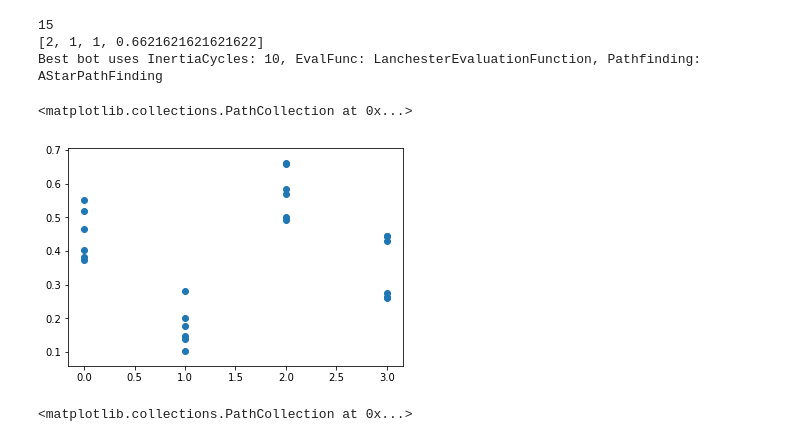
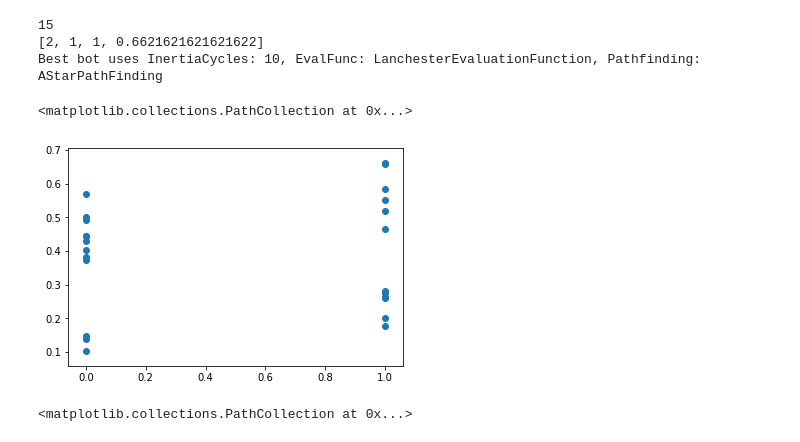
Before and after one commit to mattthelee/MicroRTS-agent, a Jupyter notebook: Code/Analyse Logs.ipynb, the cells around one changed output. Saved outputs shown, nothing was run; the diff lists cells and outputs as text; code cells hidden in the pictures.

```diff
--- a/Code/Analyse Logs.ipynb
+++ b/Code/Analyse Logs.ipynb
@@ -157,10 +157,10 @@ print(f"Best bot uses InertiaCycles: {bestInertiaCycles}, EvalFunc: {bestEvalFun
 [2, 1, 1, 0.6621621621621622]
 Best bot uses InertiaCycles: 10, EvalFunc: LanchesterEvaluationFunction, Pathfinding: AStarPathFinding
 # %%
-plt.scatter(tournamentArray[:,0],tournamentArray[:,-1])
+plt.scatter(tournamentArray[:,2],tournamentArray[:,-1])
 # %% [output]
 <matplotlib.collections.PathCollection at 0x...>
-[figure, old version]
+[figure, new version]
 # %%
 #N.B start time of the latest tournament run was 18:05 on Sunday.
 # %% [output]
```
Also changed, not shown: parts of 1 cell of this notebook, 7 other files.
